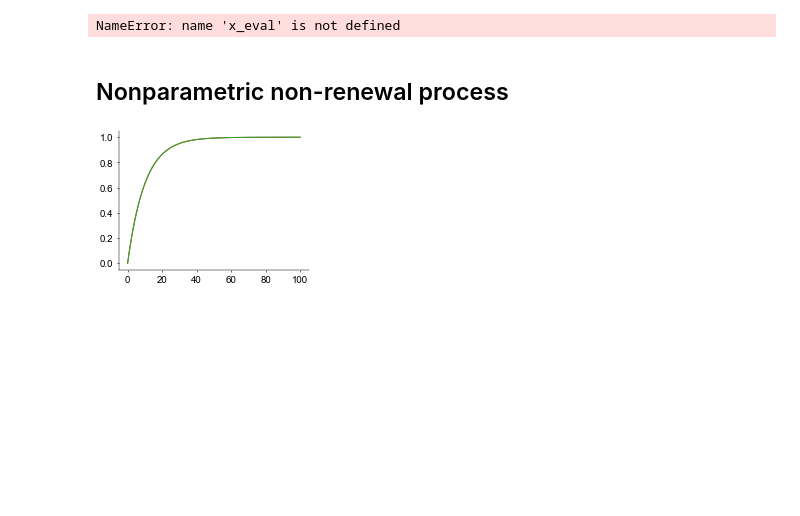
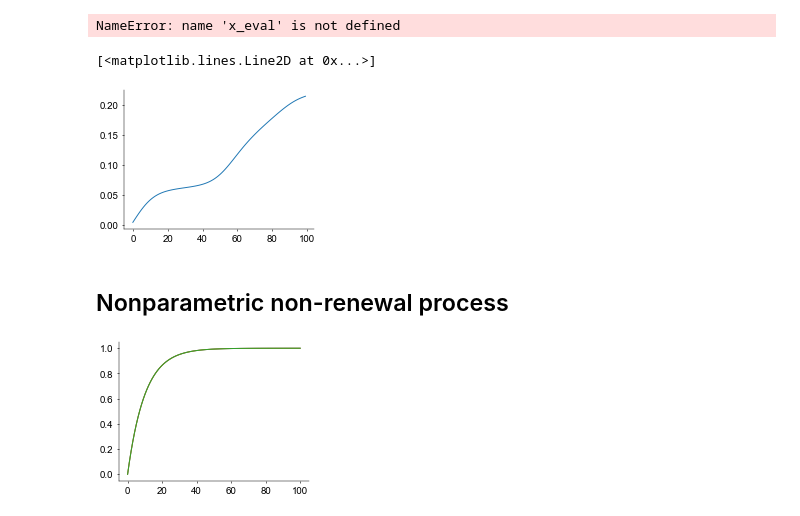
Before and after one commit to davindicode/nonparametric-nonrenewal-process, a Jupyter notebook: notebooks/CA_fit.ipynb, the cells around one changed output. Saved outputs shown, nothing was run; the diff lists cells and outputs as text; code cells hidden in the pictures; blank space fills up the shorter version.

```diff
--- a/notebooks/CA_fit.ipynb
+++ b/notebooks/CA_fit.ipynb
@@ -298,6 +328,11 @@ y_samples, f_samples, x_samples = mrp.sample_prior(
     prng_state, x_eval, jitter, num_samps = 20)
 # %% [output]
 NameError: name 'x_eval' is not defined
+# %%
+plt.plot(tausi[0, :, 0])
+# %% [output]
+[<matplotlib.lines.Line2D at 0x...>]
+[figure, added]
 # %% [markdown]
 ## Nonparametric non-renewal process
 # %%
```
Also changed, not shown: parts of 7 cells of this notebook, 7 other files.
